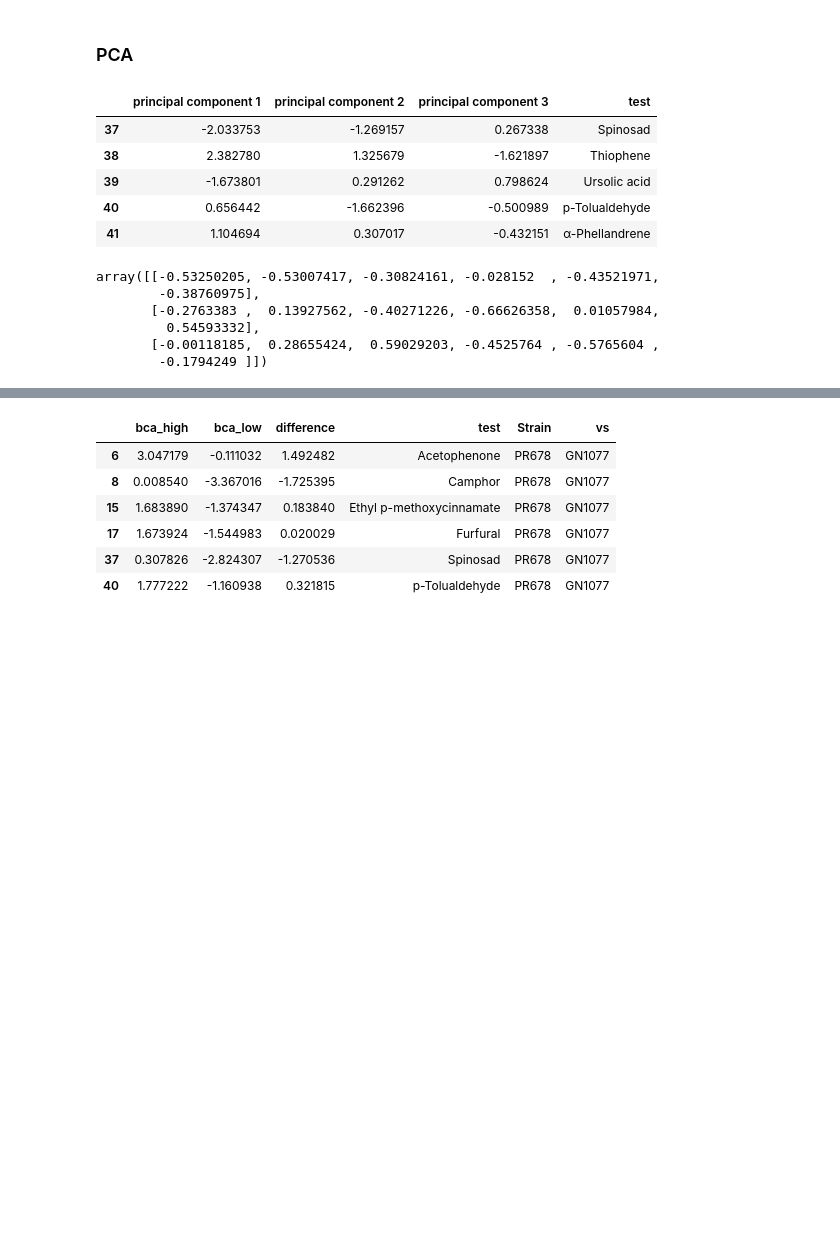
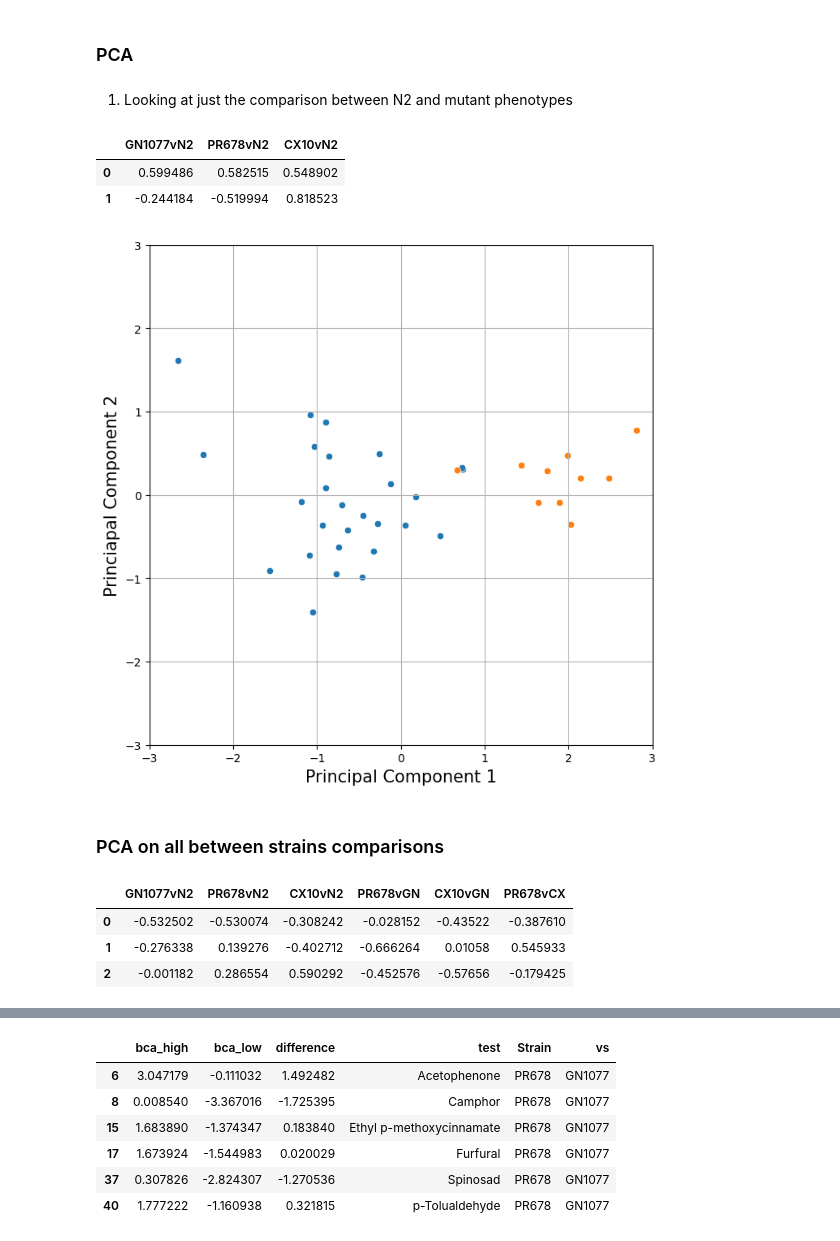
Before and after one commit to Neuroplant-Resources/Neuroplant-DataAnalysis, a Jupyter notebook: Manuscript plots/cluster_analysis.ipynb, the cells around one changed output, grey strips where cells are left out. Cells and saved outputs as stored; diff of their text form; code cells hidden in the pictures; blank space fills up the shorter version.

```diff
--- a/Manuscript plots/cluster_analysis.ipynb
+++ b/Manuscript plots/cluster_analysis.ipynb
@@ -324,2 +145,24 @@ plt.show()
 # %% [markdown]
 ### PCA
+# %% [markdown]
+1. Looking at just the comparison between N2 and mutant phenotypes
+# %%
+diff.columns
+xyz = diff[['GN1077vN2', 'PR678vN2', 'CX10vN2']].to_numpy()
+
+# Standardizing the features
+x = StandardScaler().fit_transform(xyz)
+# %%
+pca = PCA(n_components=2)
+
+principalComponents = pca.fit_transform(x)
+
+principalDf = pd.DataFrame(data = principalComponents
+             , columns = ['principal component 1', 'principal component 2'])
+
+df = pd.DataFrame(pca.components_, columns=['GN1077vN2', 'PR678vN2', 'CX10vN2'])
+df
+# %% [output]
+|  | GN1077vN2 | PR678vN2 | CX10vN2 |
+| 0 | 0.599486 | 0.582515 | 0.548902 |
+| 1 | -0.244184 | -0.519994 | 0.818523 |
@@ -326 +173,24 @@ plt.show()
+# %%
+fig = plt.figure(figsize = (8,8))
+ax = fig.add_subplot(1,1,1)
+ax.set_xlabel('Principal Component 1', fontsize = 15)
+ax.set_ylabel('Princiapal Component 2', fontsize = 15)
+#ax.set_title('2 component PCA', fontsize = 20)
+
+
+
+sns.scatterplot(high['principal component 1']
+               , high['principal component 2'])
+sns.scatterplot(low['principal component 1']
+               , low['principal component 2'])
+ax.set_ylim(-3,3)
+ax.set_xlim(-3,3)
+
+ax.grid()
+plt.show()
+#plt.savefig('/Users/Emily/Desktop/ReviewerResponses/PCAhl.svg')
+# %% [output]
+[figure, added]
+# %% [markdown]
+### PCA on all between strains comparisons
 # %%
@@ -339,21 +213,8 @@ principalDf = pd.DataFrame(data = principalComponents
 # %%
 df = pd.DataFrame(pca.components_, columns=['GN1077vN2', 'PR678vN2', 'CX10vN2', 'PR678vGN', 'CX10vGN', 'PR678vCX'])
+df
+# %% [output]
+|  | GN1077vN2 | PR678vN2 | CX10vN2 | PR678vGN | CX10vGN | PR678vCX |
+| 0 | -0.532502 | -0.530074 | -0.308242 | -0.028152 | -0.43522 | -0.387610 |
+| 1 | -0.276338 | 0.139276 | -0.402712 | -0.666264 | 0.01058 | 0.545933 |
+| 2 | -0.001182 | 0.286554 | 0.590292 | -0.452576 | -0.57656 | -0.179425 |
-# %%
-principalDf['test'] = diff['test']
-principalDf.tail()
-# %% [output]
-|  | principal component 1 | principal component 2 | principal component 3 | test |
-| 37 | -2.033753 | -1.269157 | 0.267338 | Spinosad |
-| 38 | 2.382780 | 1.325679 | -1.621897 | Thiophene |
-| 39 | -1.673801 | 0.291262 | 0.798624 | Ursolic acid |
-| 40 | 0.656442 | -1.662396 | -0.500989 | p-Tolualdehyde |
-| 41 | 1.104694 | 0.307017 | -0.432151 | α-Phellandrene |
-# %%
-pca.components_
-# %% [output]
-array([[-0.53250205, -0.53007417, -0.30824161, -0.028152  , -0.43521971,
-        -0.38760975],
-       [-0.2763383 ,  0.13927562, -0.40271226, -0.66626358,  0.01057984,
-         0.54593332],
-       [-0.00118185,  0.28655424,  0.59029203, -0.4525764 , -0.5765604 ,
-        -0.1794249 ]])
```
Also changed, not shown: parts of 48 cells of this notebook, 30 other files.
